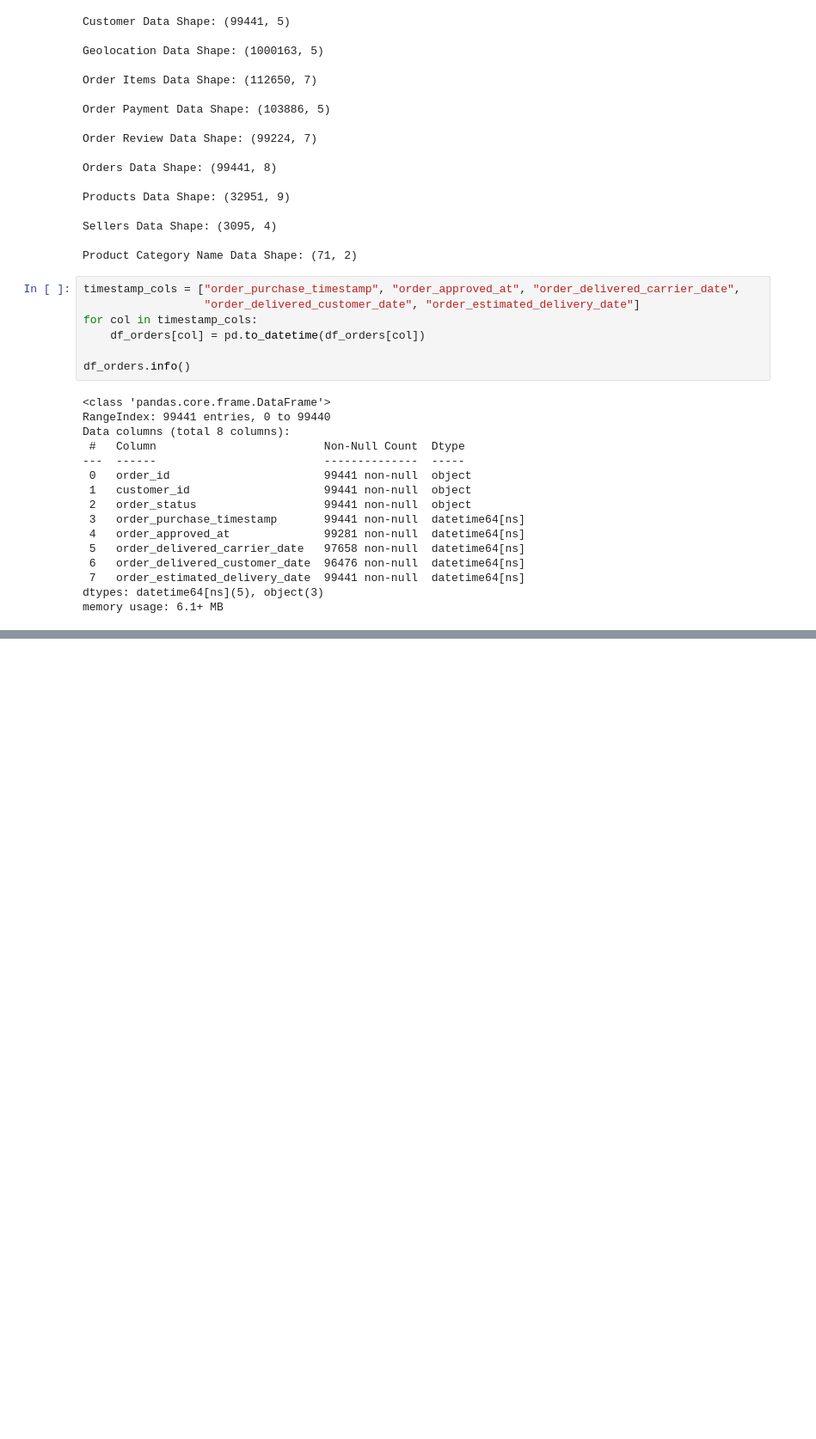
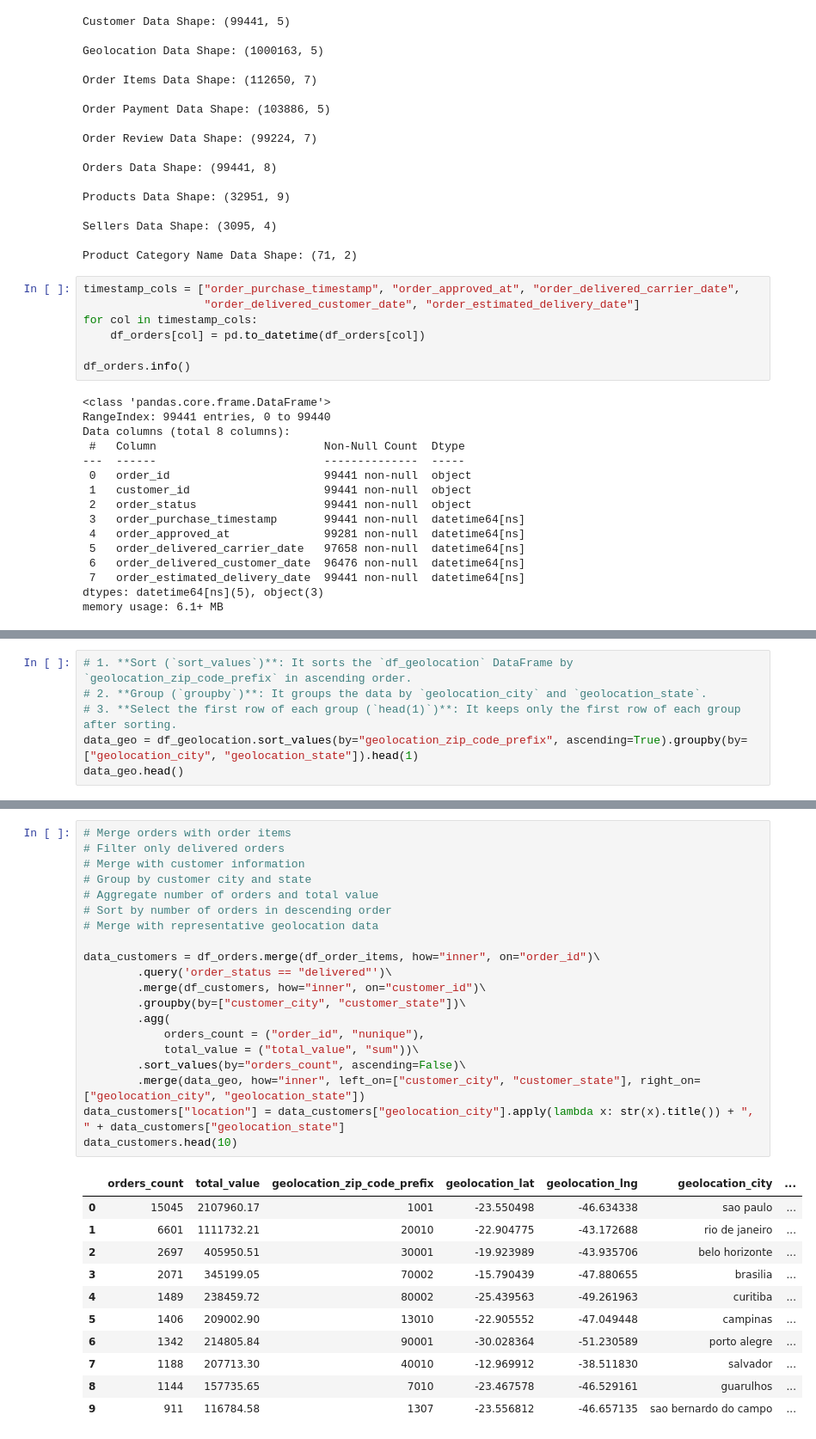
Before and after one commit to daominhthuan42/kaggle-portfolio, a Jupyter notebook: 29-brazil-olist-e-commerce/brazillian_e_commerce_analysis.ipynb, the cells around one changed output, grey strips where cells are left out. Shown at 86% size. Cells and saved outputs as stored; diff of their text form; blank space fills up the shorter version.

```diff
--- a/29-brazil-olist-e-commerce/brazillian_e_commerce_analysis.ipynb
+++ b/29-brazil-olist-e-commerce/brazillian_e_commerce_analysis.ipynb
@@ -182,0 +209,6 @@ df_order_items_.head()
+# %%
+# 1. **Sort (`sort_values`)**: It sorts the `df_geolocation` DataFrame by `geolocation_zip_code_prefix` in ascending order.
+# 2. **Group (`groupby`)**: It groups the data by `geolocation_city` and `geolocation_state`.
+# 3. **Select the first row of each group (`head(1)`)**: It keeps only the first row of each group after sorting.
+data_geo = df_geolocation.sort_values(by="geolocation_zip_code_prefix", ascending=True).groupby(by=["geolocation_city", "geolocation_state"]).head(1)
+data_geo.head()
@@ -182,0 +222,32 @@ df_order_items_.head()
+# %%
+# Merge orders with order items
+# Filter only delivered orders
+# Merge with customer information
+# Group by customer city and state
+# Aggregate number of orders and total value
+# Sort by number of orders in descending order
+# Merge with representative geolocation data
+
+data_customers = df_orders.merge(df_order_items, how="inner", on="order_id")\
+        .query('order_status == "delivered"')\
+        .merge(df_customers, how="inner", on="customer_id")\
+        .groupby(by=["customer_city", "customer_state"])\
+        .agg(
+            orders_count = ("order_id", "nunique"),
+            total_value = ("total_value", "sum"))\
+        .sort_values(by="orders_count", ascending=False)\
+        .merge(data_geo, how="inner", left_on=["customer_city", "customer_state"], right_on=["geolocation_city", "geolocation_state"])
+data_customers["location"] = data_customers["geolocation_city"].apply(lambda x: str(x).title()) + ", " + data_customers["geolocation_state"]
+data_customers.head(10)
+# %% [output]
+|  | orders_count | total_value | geolocation_zip_code_prefix | geolocation_lat | geolocation_lng | geolocation_city | ... |
+| 0 | 15045 | 2107960.17 | 1001 | -23.550498 | -46.634338 | sao paulo | ... |
+| 1 | 6601 | 1111732.21 | 20010 | -22.904775 | -43.172688 | rio de janeiro | ... |
+| 2 | 2697 | 405950.51 | 30001 | -19.923989 | -43.935706 | belo horizonte | ... |
+| 3 | 2071 | 345199.05 | 70002 | -15.790439 | -47.880655 | brasilia | ... |
+| 4 | 1489 | 238459.72 | 80002 | -25.439563 | -49.261963 | curitiba | ... |
+| 5 | 1406 | 209002.90 | 13010 | -22.905552 | -47.049448 | campinas | ... |
+| 6 | 1342 | 214805.84 | 90001 | -30.028364 | -51.230589 | porto alegre | ... |
+| 7 | 1188 | 207713.30 | 40010 | -12.969912 | -38.511830 | salvador | ... |
+| 8 | 1144 | 157735.65 | 7010 | -23.467578 | -46.529161 | guarulhos | ... |
+| 9 | 911 | 116784.58 | 1307 | -23.556812 | -46.657135 | sao bernardo do campo | ... |
```
Also changed, not shown: parts of 95 cells of this notebook, 2 other files.
